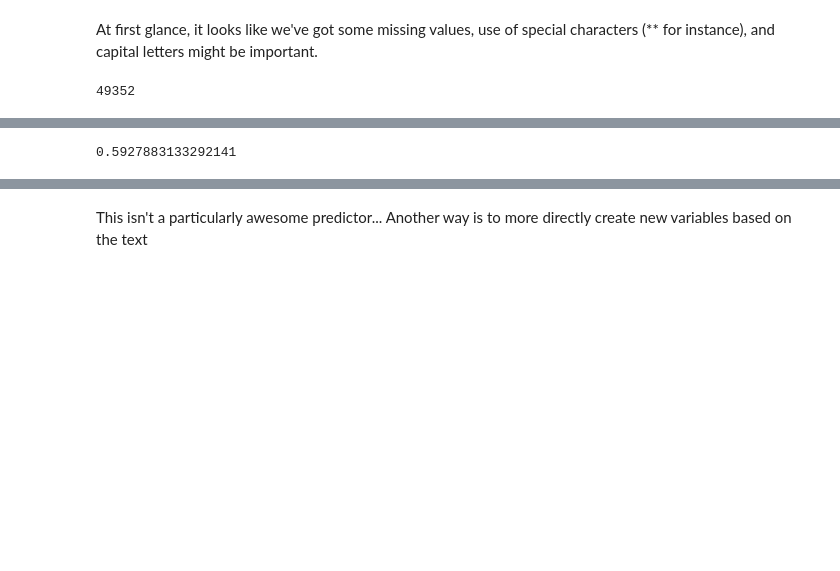
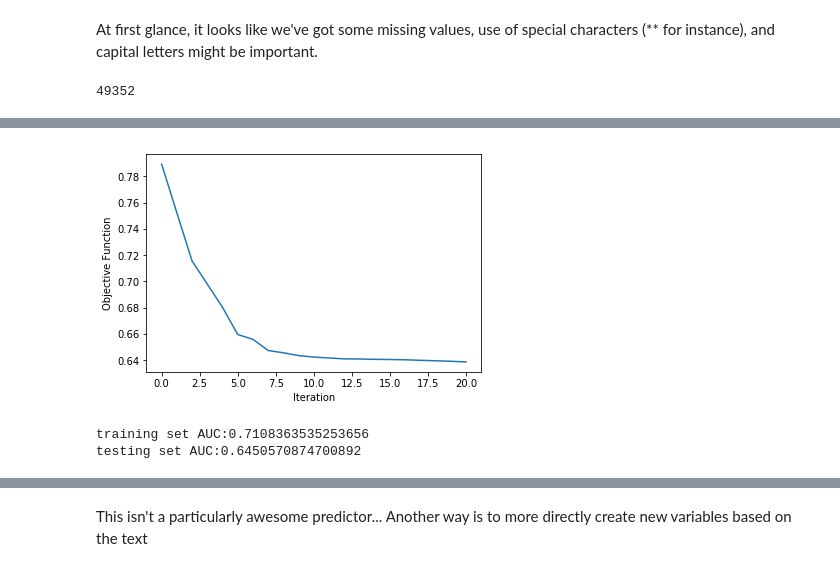
Before and after one commit to DrewPritchard/BigData_PSTAT235, a Jupyter notebook: rentalPrice_georgia.ipynb, the cells around one changed output, grey strips where cells are left out. Saved outputs shown, nothing was run; the diff lists cells and outputs as text; code cells hidden in the pictures; blank space fills up the shorter version.

Commit message:
added other methods, problem with data splitting

```diff
--- a/rentalPrice_georgia.ipynb
+++ b/rentalPrice_georgia.ipynb
@@ -470,6 +443,6 @@ def modify_values(r):
             return 0
 
 ol_val = udf(modify_values, StringType())
-new_df = train_data_df2.withColumn("interest_level",ol_val(train_data_df2.interest_level))
+new_df = train_data_df.withColumn("interest_level",ol_val(train_data_df.interest_level))
 new_df.show(2)
 # %% [output]
@@ -493,0 +510,14 @@ only showing top 2 rows
+# %%
+from pyspark.ml import Pipeline
+from pyspark.ml.linalg import DenseVector
+from pyspark.sql.functions import col
+from pyspark.sql.types import IntegerType
+
+
+pipeline = Pipeline(stages=[regexTokenizer, stopwordsRemover, countVectors])
+
+# Fit the pipeline to training documents.
+pipelineFit = pipeline.fit(train3)
+dataset = pipelineFit.transform(train3)
+dataset = dataset.withColumn("label", dataset["interest_level"].cast(IntegerType()))
+dataset.show(4)
@@ -494,15 +536,12 @@ only showing top 2 rows
 # %%
-#from pyspark.ml.linalg import DenseVector
+(train_set, test_set) = dataset.randomSplit([0.8, 0.2], seed = 1337)
+#train_set.show(2) # BULLCRAP
 
-(train_set, test_set) = train_data_df2.randomSplit([0.8, 0.2], seed = 1337)
-train_set.show(2) # BULLCRAP
-
-trythis = train_data_df2.toPandas()
+trythis = dataset.toPandas()
 
 from sklearn.model_selection import train_test_split
 train, test = train_test_split(trythis, test_size=0.2, random_state=1337)
 # BECAUSE STUPID PYSPARK DF DOES NOT WORKKKKKK
-#train.head(2)
 
 # Convert back to spark df
 train2 = sqlCtx.createDataFrame(train)
@@ -559,12 +558,36 @@ only showing top 10 rows
-# %%
-from pyspark.ml.classification import LogisticRegression
-from pyspark.ml.evaluation import MulticlassClassificationEvaluator
-
-mlr = LogisticRegression(maxIter=100, family="multinomial")
-mlrModel = mlr.fit(train_df)
-predictions = mlrModel.transform(val_df)
-from pyspark.ml.evaluation import BinaryClassificationEvaluator
-evaluator = BinaryClassificationEvaluator(rawPredictionCol="rawPrediction")
-evaluator.evaluate(predictions)
-# %% [output]
-0.5927883133292141
+# %%
+# Build the model
+mlr = LogisticRegression(maxIter=20, regParam=0.3, elasticNetParam=0, family = "multinomial")
+
+# Train model with Training Data
+mlrModel = mlr.fit(train2)
+# %%
+# Extract the summary from the returned LogisticRegressionModel instance trained
+trainingSummary = mlrModel.summary
+
+# Obtain the objective per iteration
+objectiveHistory = trainingSummary.objectiveHistory
+plt.plot(objectiveHistory)
+plt.ylabel('Objective Function')
+plt.xlabel('Iteration')
+plt.show()
+# %% [output]
+[figure, added]
+# %%
+# I'm not sure why this takes such a long time to run....
+
+from pyspark.ml.evaluation import MulticlassClassificationEvaluator
+
+# Obtain the receiver-operating characteristic as a dataframe and areaUnderROC.
+
+predictions = mlrModel.transform(train2)
+evaluator = MulticlassClassificationEvaluator()
+print("training set AUC:" + str(evaluator.evaluate(predictions)))
+#predictions.show()
+#print("areaUnderROC: " + str(trainingSummary.areaUnderROC))
+
+testpreds = mlrModel.transform(test2)
+print("testing set AUC:" + str(evaluator.evaluate(testpreds)))
+# %% [output]
+training set AUC:0.7108363535253656
+testing set AUC:0.6450570874700892
```
Also changed, not shown: parts of 60 cells of this notebook.
